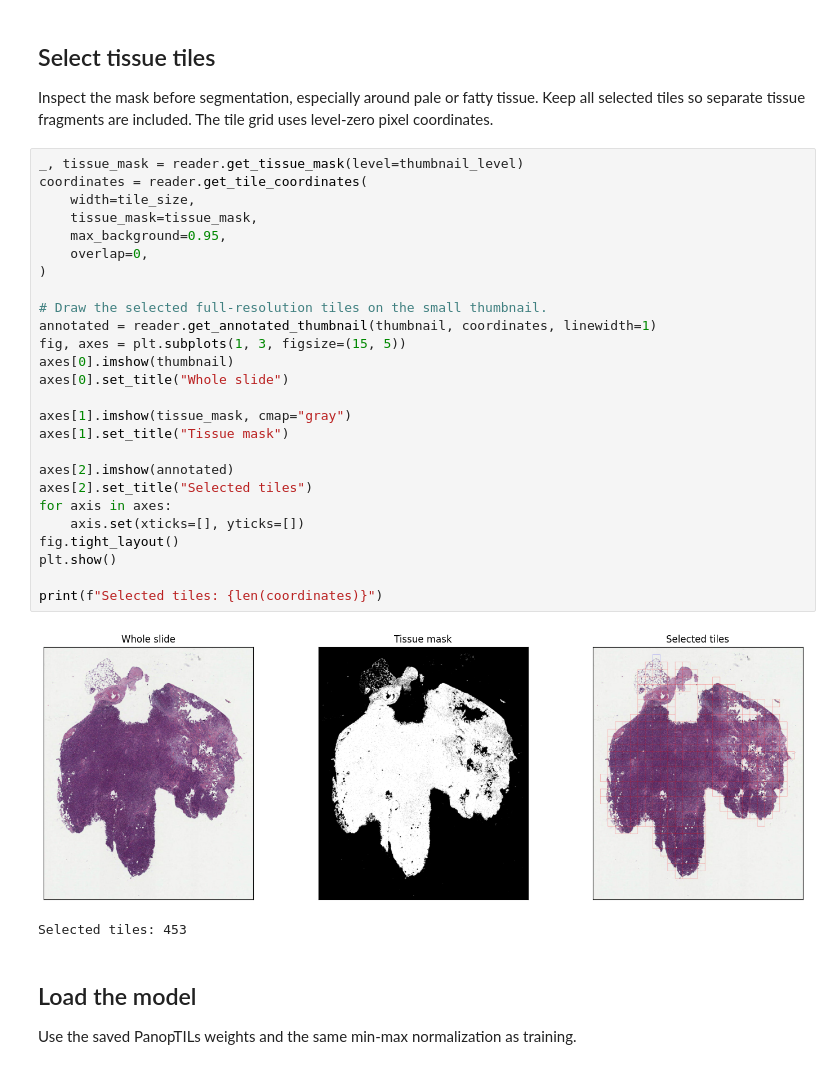
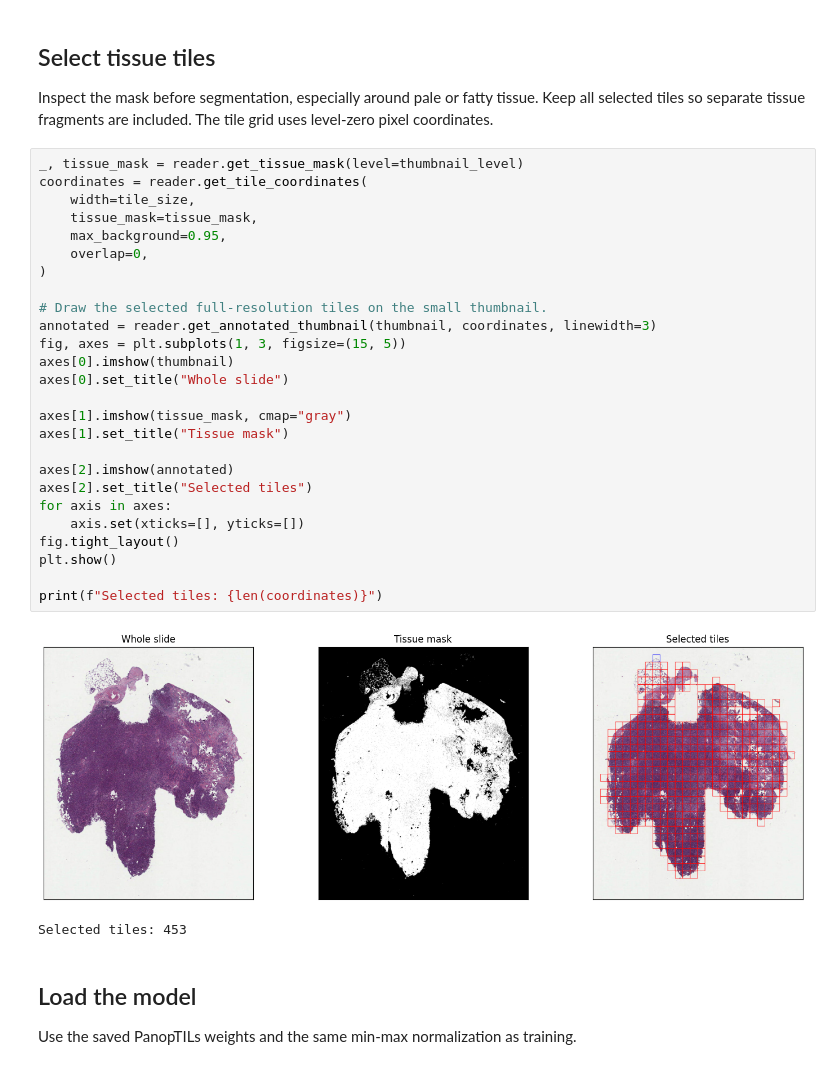
Before and after one commit to okunator/cellseg_models.pytorch, a Jupyter notebook: docs/tutorials/wsi.ipynb, the cells around one changed output. Cells and saved outputs as stored; diff of their text form.

```diff
--- a/docs/tutorials/wsi.ipynb
+++ b/docs/tutorials/wsi.ipynb
@@ -93,31 +93,31 @@ uses level-zero pixel coordinates.
 # %%
 _, tissue_mask = reader.get_tissue_mask(level=thumbnail_level)
 coordinates = reader.get_tile_coordinates(
     width=tile_size,
     tissue_mask=tissue_mask,
     max_background=0.95,
     overlap=0,
 )
 
 # Draw the selected full-resolution tiles on the small thumbnail.
-annotated = reader.get_annotated_thumbnail(thumbnail, coordinates, linewidth=1)
+annotated = reader.get_annotated_thumbnail(thumbnail, coordinates, linewidth=3)
 fig, axes = plt.subplots(1, 3, figsize=(15, 5))
 axes[0].imshow(thumbnail)
 axes[0].set_title("Whole slide")
 
 axes[1].imshow(tissue_mask, cmap="gray")
 axes[1].set_title("Tissue mask")
 
 axes[2].imshow(annotated)
 axes[2].set_title("Selected tiles")
 for axis in axes:
     axis.set(xticks=[], yticks=[])
 fig.tight_layout()
 plt.show()
 
 print(f"Selected tiles: {len(coordinates)}")
 # %% [output]
-[figure, old version]
+[figure, new version]
 Selected tiles: 453
 # %% [markdown]
 ## Load the model
```
Also changed, not shown: parts of 2 cells of this notebook, 1 other file.
